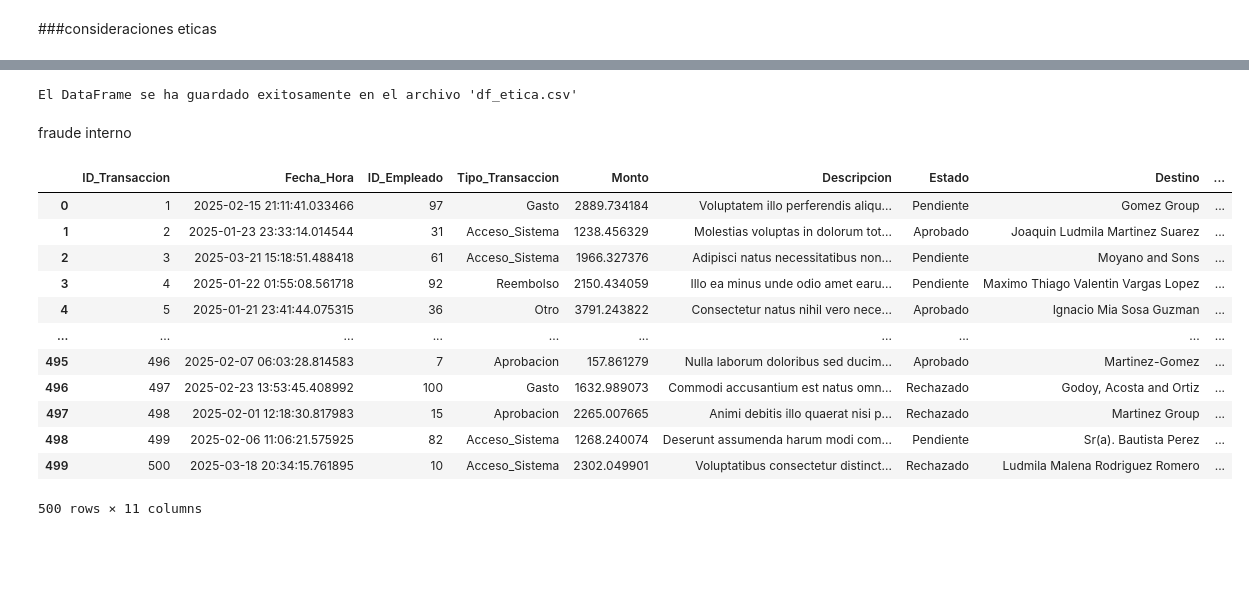
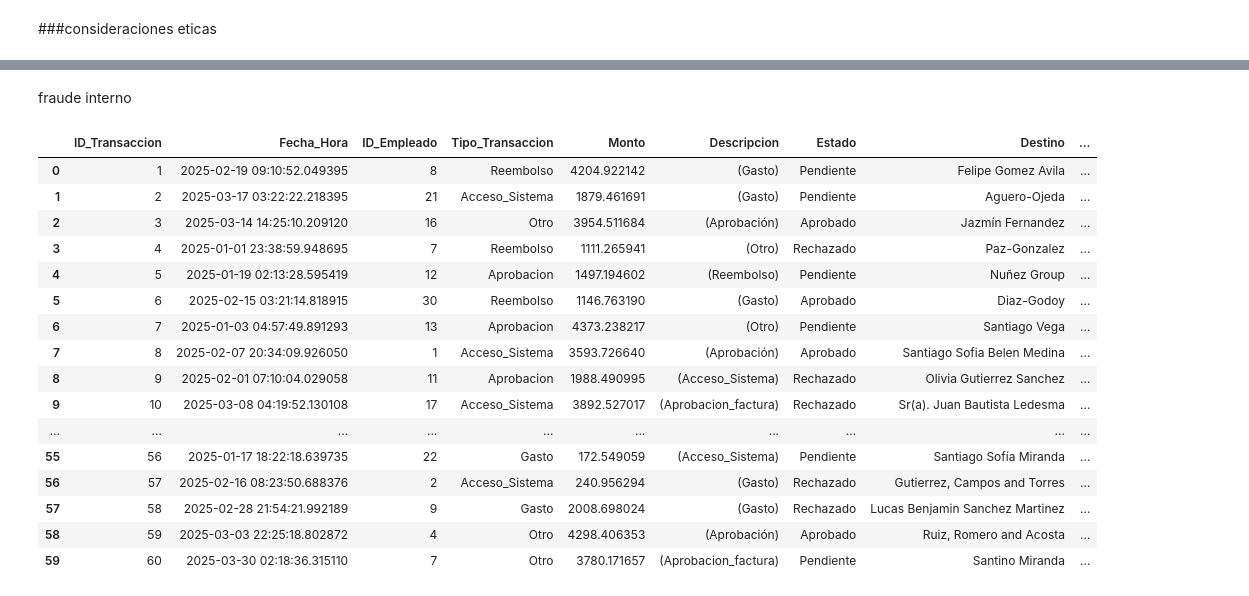
Before and after one commit to Viny2030/Libro_Algoritmos_contra_fraude_corrupcion, a Jupyter notebook: dataset.ipynb, the cells around one changed output, grey strips where cells are left out. Drawn from its saved outputs; the diff is of its cells as text; code cells hidden in the pictures; blank space fills up the shorter version.

```diff
--- a/dataset.ipynb
+++ b/dataset.ipynb
@@ -2932,37 +4045,3 @@ df
-# %%
-import pandas as pd
-from faker import Faker
-import numpy as np
-import random
-from datetime import datetime, timedelta
-from cryptography.fernet import Fernet
-import hashlib
-
-# Configuración de Faker para Argentina
-fake = Faker('es_AR')
-num_registros=10
-
-data = {
-        'ID_Caso': range(1, num_registros + 1),
-        'Grupo_Protegido': [random.choice(['Minoría Étnica', 'Género Femenino', 'Bajo Ingreso', 'Discapacidad', 'Ninguno']) for _ in range(num_registros)],
-        'Variable_Clave': np.random.uniform(0, 100, num_registros),
-        'Resultado_Prediccion': np.random.choice(['Positivo', 'Negativo'], num_registros),
-        'Confianza_Prediccion': np.random.uniform(0.6, 0.95, num_registros),
-        'Informacion_Sensible': [fake.text(max_nb_chars=30) if random.random() < 0.2 else None for _ in range(num_registros)],
-        'Accion_Tomada': [random.choice(['Ninguna', 'Investigacion', 'Alerta', 'Denegacion']) for _ in range(num_registros)],
-        'Justificacion_Automatica': [fake.sentence(nb_words=10) if random.random() < 0.6 else None for _ in range(num_registros)],
-        'Impacto_Individual': np.random.randint(0, 5, num_registros), # 0: Bajo, 4: Alto
-        'Impacto_Social': np.random.randint(0, 5, num_registros), # 0: Bajo, 4: Alto
-        'Tiene_Explicacion_Humana': [random.choice(['Sí', 'No']) for _ in range(num_registros)]
-    }
-df = pd.DataFrame(data)
-df
-nombre_archivo_csv = 'df_etica.csv'
-df.to_csv(nombre_archivo_csv, index=False)
-
-print(f"El DataFrame se ha guardado exitosamente en el archivo '{nombre_archivo_csv}'")
-# %% [output]
-El DataFrame se ha guardado exitosamente en el archivo 'df_etica.csv'
 # %% [markdown]
 fraude interno
 # %%
@@ -2972,53 +4051,57 @@ import numpy as np
 import random
 from datetime import datetime, timedelta
 
-
 # Configuración de Faker para Argentina
 fake = Faker('es_AR')
 
-num_empleados=100
-num_transacciones=500
+num_empleados=30
+num_transacciones=60
 
 empleados = pd.DataFrame({
         'ID_Empleado': range(1, num_empleados + 1),
         'Nombre': [fake.name() for _ in range(num_empleados)],
         'Departamento': [random.choice(['Ventas', 'Contabilidad', 'RRHH', 'IT', 'Logística']) for _ in range(num_empleados)],
         'Fecha_Ingreso': pd.to_datetime([fake.date_between(start_date='-10y', end_date='today') for _ in range(num_empleados)]),
         'Cargo': [random.choice(['Gerente', 'Supervisor', 'Analista', 'Asistente']) for _ in range(num_empleados)],
         'Salario': np.random.uniform(20000, 150000, num_empleados), # Salario en una moneda base
         'Antiguedad_Meses': np.random.randint(0, 120, num_empleados)
     })
 empleados = pd.DataFrame(empleados)
 empleados
+
 transacciones = pd.DataFrame({
         'ID_Transaccion': range(1, num_transacciones + 1),
         'Fecha_Hora': pd.to_datetime([fake.date_time_this_year() for _ in range(num_transacciones)]),
         'ID_Empleado': np.random.randint(1, num_empleados + 1, num_transacciones),
         'Tipo_Transaccion': [random.choice(['Gasto', 'Reembolso', 'Aprobacion', 'Acceso_Sistema', 'Otro']) for _ in range(num_transacciones)],
         'Monto': np.random.uniform(10, 5000, num_transacciones),
-        'Descripcion': [fake.sentence(nb_words=10) for _ in range(num_transacciones)],
+        'Descripcion':[random.choice(['(Gasto)','(Reembolso)','(Aprobacion_factura)','(Acceso_Sistema)','(Otro)','(Gasto)','(Aprobación)']) for _ in range(num_transacciones)],
         'Estado': [random.choice(['Pendiente', 'Aprobado', 'Rechazado']) for _ in range(num_transacciones)],
         'Destino': [fake.company() if random.random() < 0.6 else fake.name() for _ in range(num_transacciones)],
-        'Origen': [fake.company() if random.random() < 0.6 else 'Empresa' for _ in range(num_transacciones)],
-        'IP_Acceso': [fake.ipv4() for _ in range(num_transacciones)],
-        'Actividad_Sospechosa': np.zeros(num_transacciones, dtype=int)
-    })
+        'Origen': [fake.company() if random.random() < 0.6 else 'Empresa' for _ in range(num_transacciones)]
+})
+
 transacciones = pd.DataFrame(transacciones)
+
 transacciones
 # %% [output]
 |  | ID_Transaccion | Fecha_Hora | ID_Empleado | Tipo_Transaccion | Monto | Descripcion | Estado | Destino | ... |
-| 0 | 1 | 2025-02-15 21:11:41.033466 | 97 | Gasto | 2889.734184 | Voluptatem illo perferendis aliqu... | Pendiente | Gomez Group | ... |
-| 1 | 2 | 2025-01-23 23:33:14.014544 | 31 | Acceso_Sistema | 1238.456329 | Molestias voluptas in dolorum tot... | Aprobado | Joaquin Ludmila Martinez Suarez | ... |
-| 2 | 3 | 2025-03-21 15:18:51.488418 | 61 | Acceso_Sistema | 1966.327376 | Adipisci natus necessitatibus non... | Pendiente | Moyano and Sons | ... |
-| 3 | 4 | 2025-01-22 01:55:08.561718 | 92 | Reembolso | 2150.434059 | Illo ea minus unde odio amet earu... | Pendiente | Maximo Thiago Valentin Vargas Lopez | ... |
-| 4 | 5 | 2025-01-21 23:41:44.075315 | 36 | Otro | 3791.243822 | Consectetur natus nihil vero nece... | Aprobado | Ignacio Mia Sosa Guzman | ... |
+| 0 | 1 | 2025-02-19 09:10:52.049395 | 8 | Reembolso | 4204.922142 | (Gasto) | Pendiente | Felipe Gomez Avila | ... |
+| 1 | 2 | 2025-03-17 03:22:22.218395 | 21 | Acceso_Sistema | 1879.461691 | (Gasto) | Pendiente | Aguero-Ojeda | ... |
+| 2 | 3 | 2025-03-14 14:25:10.209120 | 16 | Otro | 3954.511684 | (Aprobación) | Aprobado | Jazmín Fernandez | ... |
+| 3 | 4 | 2025-01-01 23:38:59.948695 | 7 | Reembolso | 1111.265941 | (Otro) | Rechazado | Paz-Gonzalez | ... |
+| 4 | 5 | 2025-01-19 02:13:28.595419 | 12 | Aprobacion | 1497.194602 | (Reembolso) | Pendiente | Nuñez Group | ... |
+| 5 | 6 | 2025-02-15 03:21:14.818915 | 30 | Reembolso | 1146.763190 | (Gasto) | Aprobado | Diaz-Godoy | ... |
+| 6 | 7 | 2025-01-03 04:57:49.891293 | 13 | Aprobacion | 4373.238217 | (Otro) | Pendiente | Santiago Vega | ... |
+| 7 | 8 | 2025-02-07 20:34:09.926050 | 1 | Acceso_Sistema | 3593.726640 | (Aprobación) | Aprobado | Santiago Sofia Belen Medina | ... |
+| 8 | 9 | 2025-02-01 07:10:04.029058 | 11 | Aprobacion | 1988.490995 | (Acceso_Sistema) | Rechazado | Olivia Gutierrez Sanchez | ... |
+| 9 | 10 | 2025-03-08 04:19:52.130108 | 17 | Acceso_Sistema | 3892.527017 | (Aprobacion_factura) | Rechazado | Sr(a). Juan Bautista Ledesma | ... |
 | ... | ... | ... | ... | ... | ... | ... | ... | ... | ... |
-| 495 | 496 | 2025-02-07 06:03:28.814583 | 7 | Aprobacion | 157.861279 | Nulla laborum doloribus sed ducim... | Aprobado | Martinez-Gomez | ... |
-| 496 | 497 | 2025-02-23 13:53:45.408992 | 100 | Gasto | 1632.989073 | Commodi accusantium est natus omn... | Rechazado | Godoy, Acosta and Ortiz | ... |
-| 497 | 498 | 2025-02-01 12:18:30.817983 | 15 | Aprobacion | 2265.007665 | Animi debitis illo quaerat nisi p... | Rechazado | Martinez Group | ... |
-| 498 | 499 | 2025-02-06 11:06:21.575925 | 82 | Acceso_Sistema | 1268.240074 | Deserunt assumenda harum modi com... | Pendiente | Sr(a). Bautista Perez | ... |
-| 499 | 500 | 2025-03-18 20:34:15.761895 | 10 | Acceso_Sistema | 2302.049901 | Voluptatibus consectetur distinct... | Rechazado | Ludmila Malena Rodriguez Romero | ... |
+| 55 | 56 | 2025-01-17 18:22:18.639735 | 22 | Gasto | 172.549059 | (Acceso_Sistema) | Pendiente | Santiago Sofía Miranda | ... |
+| 56 | 57 | 2025-02-16 08:23:50.688376 | 2 | Acceso_Sistema | 240.956294 | (Gasto) | Rechazado | Gutierrez, Campos and Torres | ... |
+| 57 | 58 | 2025-02-28 21:54:21.992189 | 9 | Gasto | 2008.698024 | (Gasto) | Rechazado | Lucas Benjamin Sanchez Martinez | ... |
+| 58 | 59 | 2025-03-03 22:25:18.802872 | 4 | Otro | 4298.406353 | (Aprobación) | Aprobado | Ruiz, Romero and Acosta | ... |
+| 59 | 60 | 2025-03-30 02:18:36.315110 | 7 | Otro | 3780.171657 | (Aprobacion_factura) | Pendiente | Santino Miranda | ... |
-500 rows × 11 columns
 # %%
 import pandas as pd
 from faker import Faker
```
Also changed, not shown: parts of 92 cells of this notebook.
